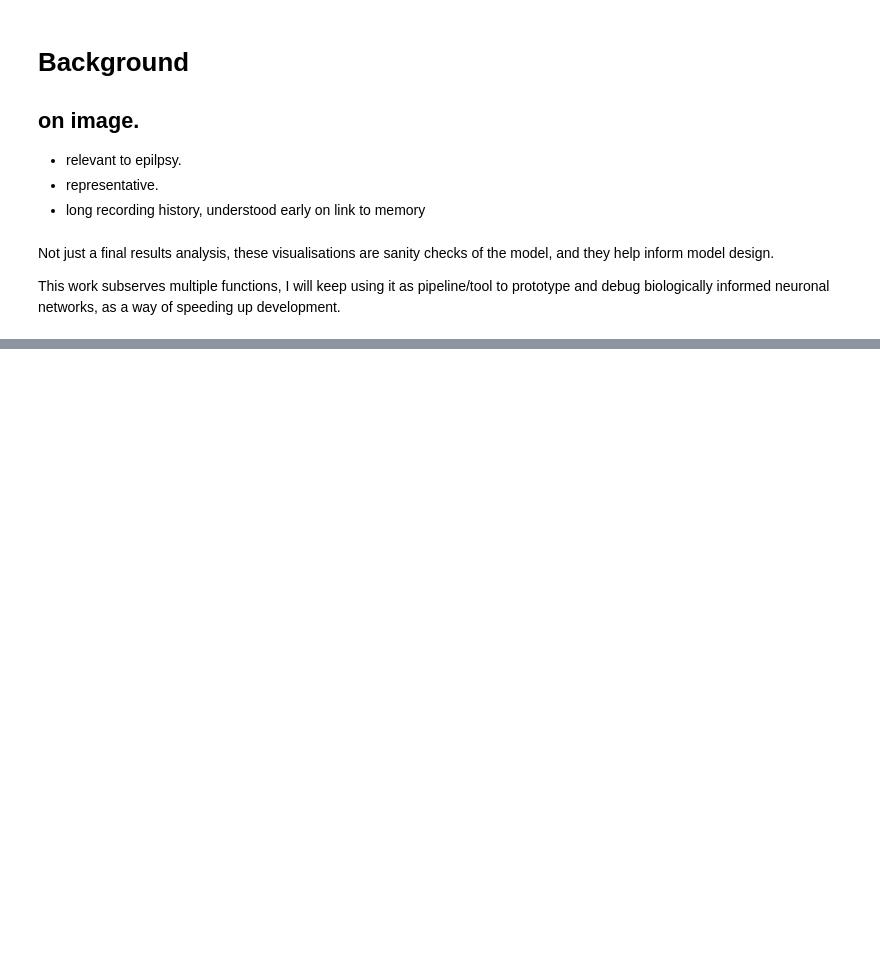
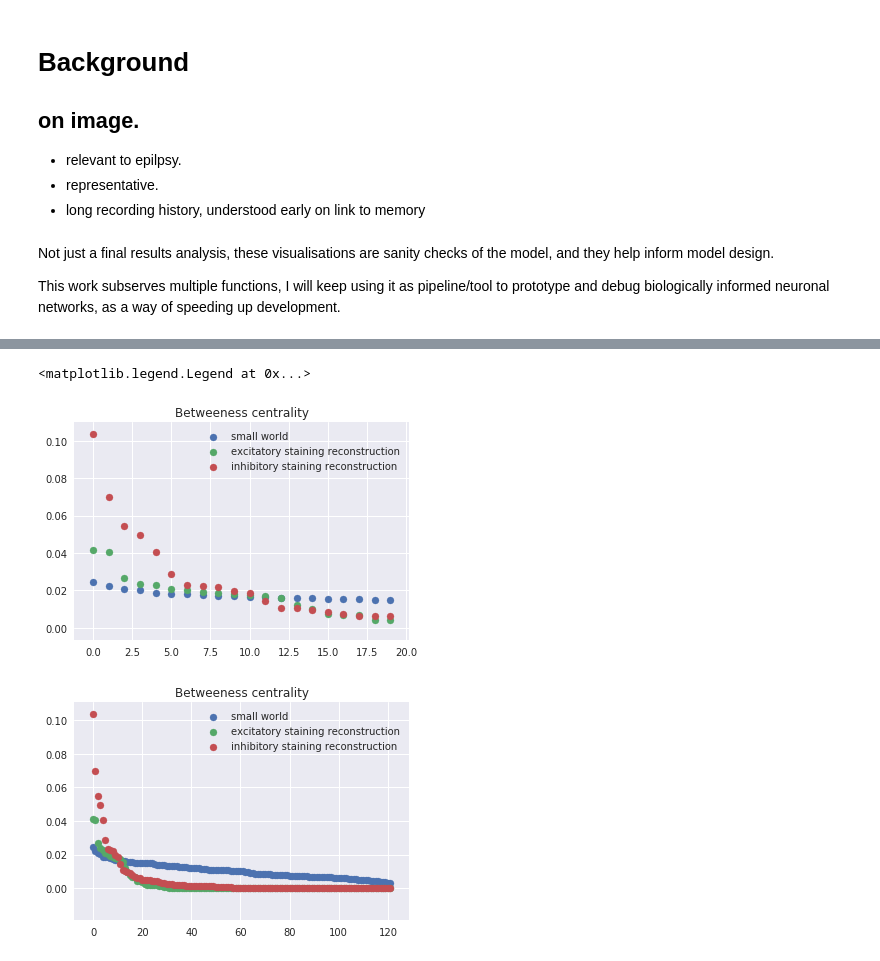
Before and after one commit to russelljjarvis/SpinnakerHippocampus, a Jupyter notebook: RichClubPresentation.ipynb, the cells around one changed output, grey strips where cells are left out. Cells and saved outputs as stored; diff of their text form; code cells hidden in the pictures; blank space fills up the shorter version.

```diff
--- a/RichClubPresentation.ipynb
+++ b/RichClubPresentation.ipynb
@@ -35,0 +111,25 @@ This work subserves multiple functions, I will keep using it as pipeline/tool to
+# %%
+
+
+axis_callw = [ i for i in range(0,len(degree_w)) ]
+degree_t = [ f[0] for f in stop_exc ]
+axis_callt = [ i for i in range(0,len(degree_t)) ]
+plt.figure()
+plt.title('Betweeness centrality')
+plt.scatter(axis_callw[0:20],degree_w[0:20],label='small world');
+plt.scatter(axis_callt[0:20],degree_t[0:20],label='excitatory staining reconstruction');
+plt.scatter(axis_callt[0:20],degree_i[0:20],label='inhibitory staining reconstruction');
+
+plt.legend(loc="upper right")
+
+plt.figure()
+plt.title('Betweeness centrality')
+plt.scatter(axis_callw,degree_w,label='small world');
+plt.scatter(axis_callt,degree_t,label='excitatory staining reconstruction');
+plt.scatter(axis_callt,degree_i,label='inhibitory staining reconstruction');
+
+plt.legend(loc="upper right")
+# %% [output]
+<matplotlib.legend.Legend at 0x...>
+[figure, added]
+[figure, added]
```
Also changed, not shown: parts of 11 cells of this notebook, 1 other file.
